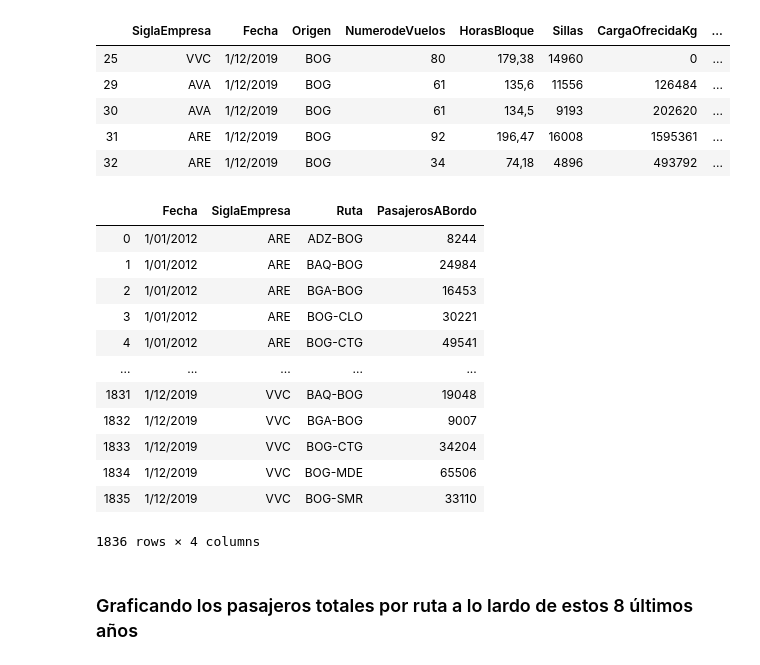
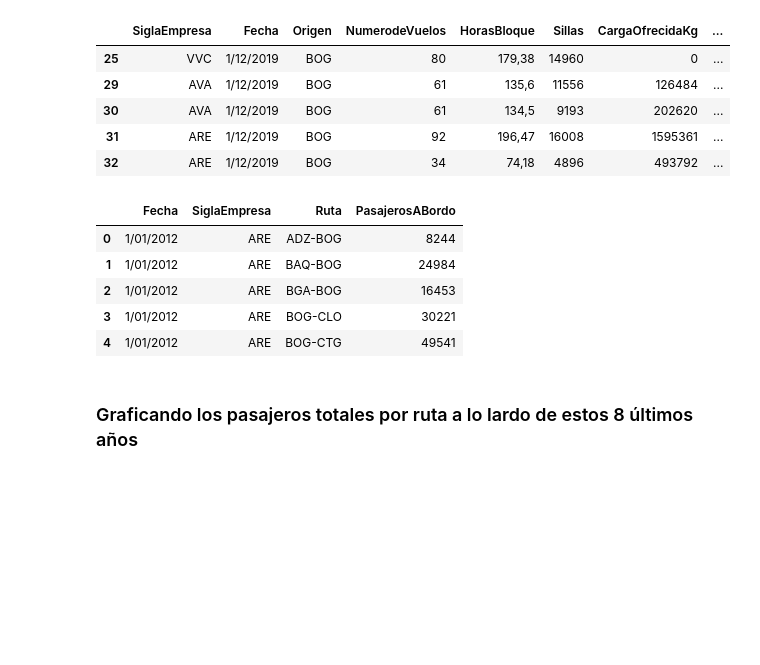
Before and after one commit to dcrojasa/EjerciciosModelosAvanzados1, a Jupyter notebook: Proyecto.ipynb, the cells around one changed output. Saved outputs shown, nothing was run; the diff lists cells and outputs as text; code cells hidden in the pictures; blank space fills up the shorter version.

```diff
--- a/Proyecto.ipynb
+++ b/Proyecto.ipynb
@@ -126,22 +112,15 @@ df1.head()
 | 32 | ARE | 1/12/2019 | BOG | 34 | 74,18 | 4896 | 493792 | ... |
 # %%
 df1= df1.groupby(('Fecha', 'SiglaEmpresa', 'Ruta') ,as_index=False).agg({"PasajerosABordo": "sum"})
-df1.columns
-df1
+#df1.columns
+df1.head()
 # %% [output]
 |  | Fecha | SiglaEmpresa | Ruta | PasajerosABordo |
 | 0 | 1/01/2012 | ARE | ADZ-BOG | 8244 |
 | 1 | 1/01/2012 | ARE | BAQ-BOG | 24984 |
 | 2 | 1/01/2012 | ARE | BGA-BOG | 16453 |
 | 3 | 1/01/2012 | ARE | BOG-CLO | 30221 |
 | 4 | 1/01/2012 | ARE | BOG-CTG | 49541 |
-| ... | ... | ... | ... | ... |
-| 1831 | 1/12/2019 | VVC | BAQ-BOG | 19048 |
-| 1832 | 1/12/2019 | VVC | BGA-BOG | 9007 |
-| 1833 | 1/12/2019 | VVC | BOG-CTG | 34204 |
-| 1834 | 1/12/2019 | VVC | BOG-MDE | 65506 |
-| 1835 | 1/12/2019 | VVC | BOG-SMR | 33110 |
-1836 rows × 4 columns
 # %% [markdown]
 ### Graficando los pasajeros totales por ruta a lo lardo de estos 8 últimos años
 # %%
```
Also changed, not shown: parts of 34 cells of this notebook.
